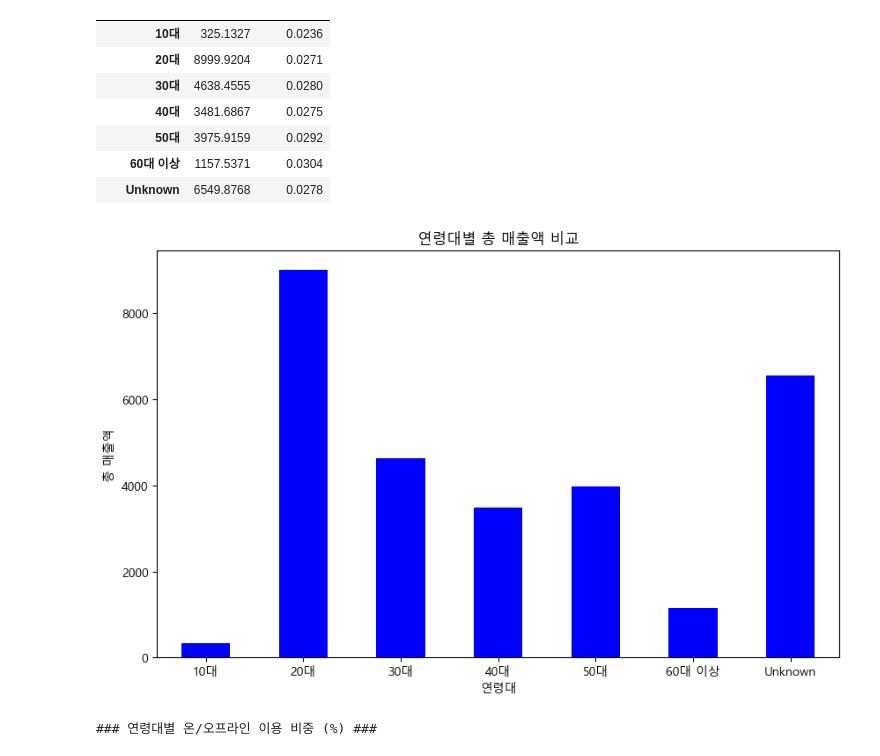
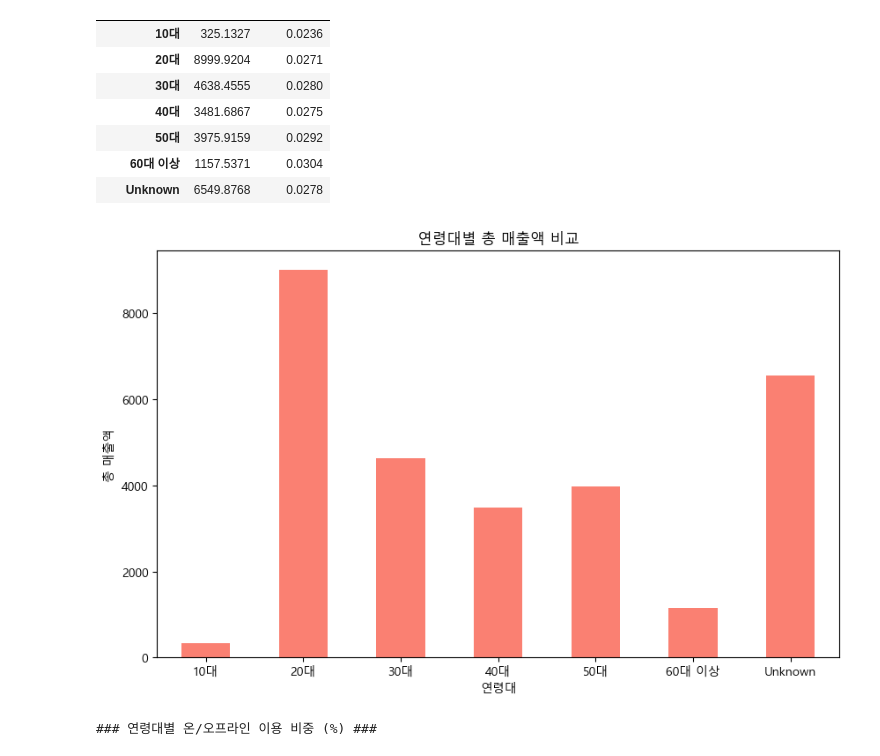
Before and after one commit to yoohengu/cross-gen-biz-analysis, a Jupyter notebook: notebooks/chanhui_eda/hm_2020_business_insight.ipynb, the cells around one changed output. Cells and saved outputs as stored; diff of their text form; code cells hidden in the pictures.

```diff
--- a/notebooks/chanhui_eda/hm_2020_business_insight.ipynb
+++ b/notebooks/chanhui_eda/hm_2020_business_insight.ipynb
@@ -934,22 +934,22 @@ age_price_analysis.round(4)
 # %%
 import matplotlib.pyplot as plt
 
 # 1. 한글 설정 (VS Code/윈도우)
 plt.rc('font', family='Malgun Gothic')
 
 # 2. 그래프 그리기
 plt.figure(figsize=(10, 6))
-age_price_analysis['총 매출액'].plot(kind='bar', color='blue')
+age_price_analysis['총 매출액'].plot(kind='bar', color='salmon')
 
 # 3. 축 설정 (X-Y축 느낌만 딱!)
 plt.title('연령대별 총 매출액 비교')
 plt.xlabel('연령대')
 plt.ylabel('총 매출액')
 plt.xticks(rotation=0) # 글자 똑바로 세우기
 
 plt.show()
 # %% [output]
-[figure, old version]
+[figure, new version]
 # %%
 # 1. groupby를 이용해 연령대별, 채널별 거래 건수 집계
 # unstack()을 하면 채널 번호(1, 2)가 컬럼으로 올라옵니다.
```
Also changed, not shown: parts of 1 cell of this notebook.
